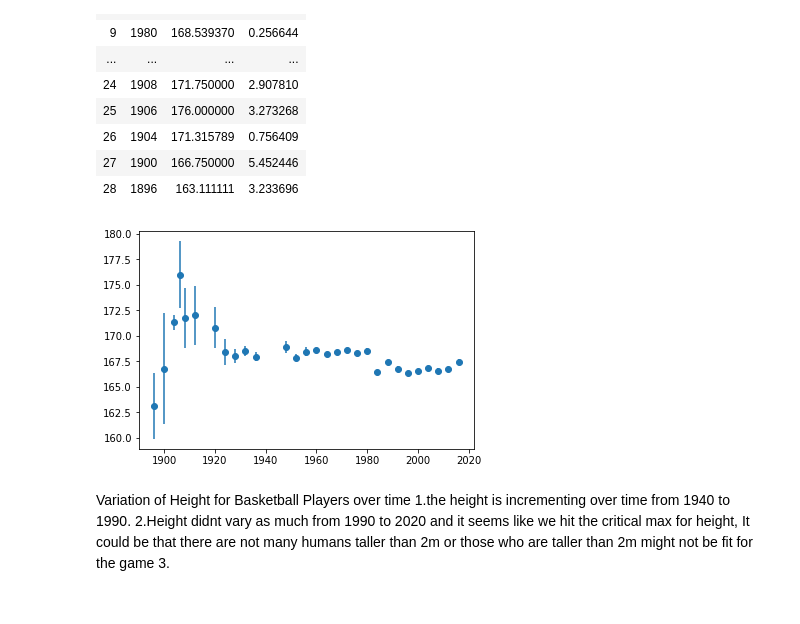
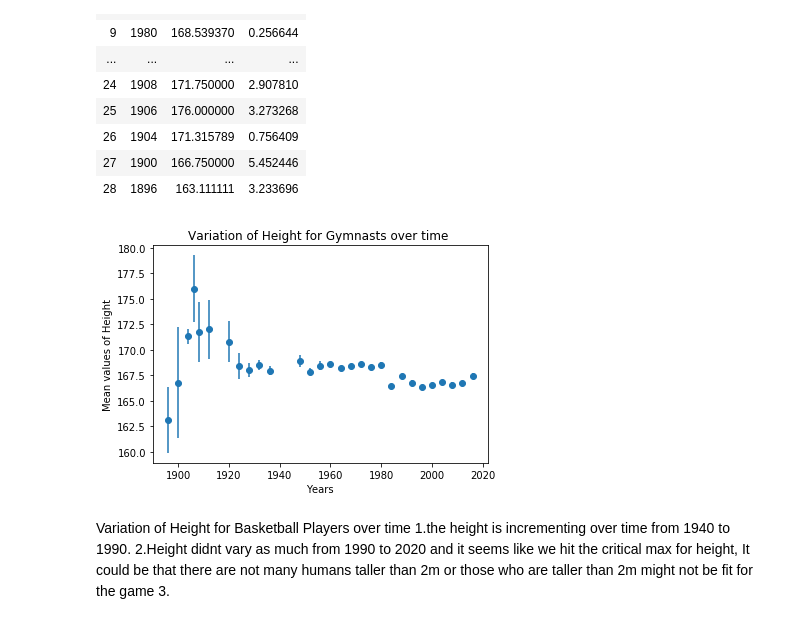
Before and after one commit to shashanksheth/project-dividebyzero, a Jupyter notebook: newbook.ipynb, the cells around one changed output. Cells and saved outputs as stored; diff of their text form; code cells hidden in the pictures.

```diff
--- a/newbook.ipynb
+++ b/newbook.ipynb
@@ -511,16 +514,20 @@ sport_minheight_metrics
 | 28 | 1896 | 163.111111 | 3.233696 |
 # %%
 #Create variables to store Year, mean sem values
-Year = sport_minheight_metrics["Year"]
-mean = sport_minheight_metrics["mean"]
-sem = sport_minheight_metrics["sem"]
+Year_ = sport_minheight_metrics["Year"]
+mean_ = sport_minheight_metrics["mean"]
+sem_ = sport_minheight_metrics["sem"]
 # %%
 # Setting up the plot
 fig, ax = plt.subplots()
-ax.errorbar(Year, mean, sem, fmt="o")
+ax.errorbar(Year_, mean_, sem_, fmt="o")
+plt.title("Variation of Height for Gymnasts over time ")
+plt.xlabel("Years")
+plt.ylabel("Mean values of Height")
 plt.show()
+plt.show()
 # %% [output]
-[figure, old version]
+[figure, new version]
 # %% [markdown]
 Variation of Height for Basketball Players over time
 1.the height is incrementing over time from 1940 to 1990.
```
Also changed, not shown: parts of 1 cell of this notebook.
